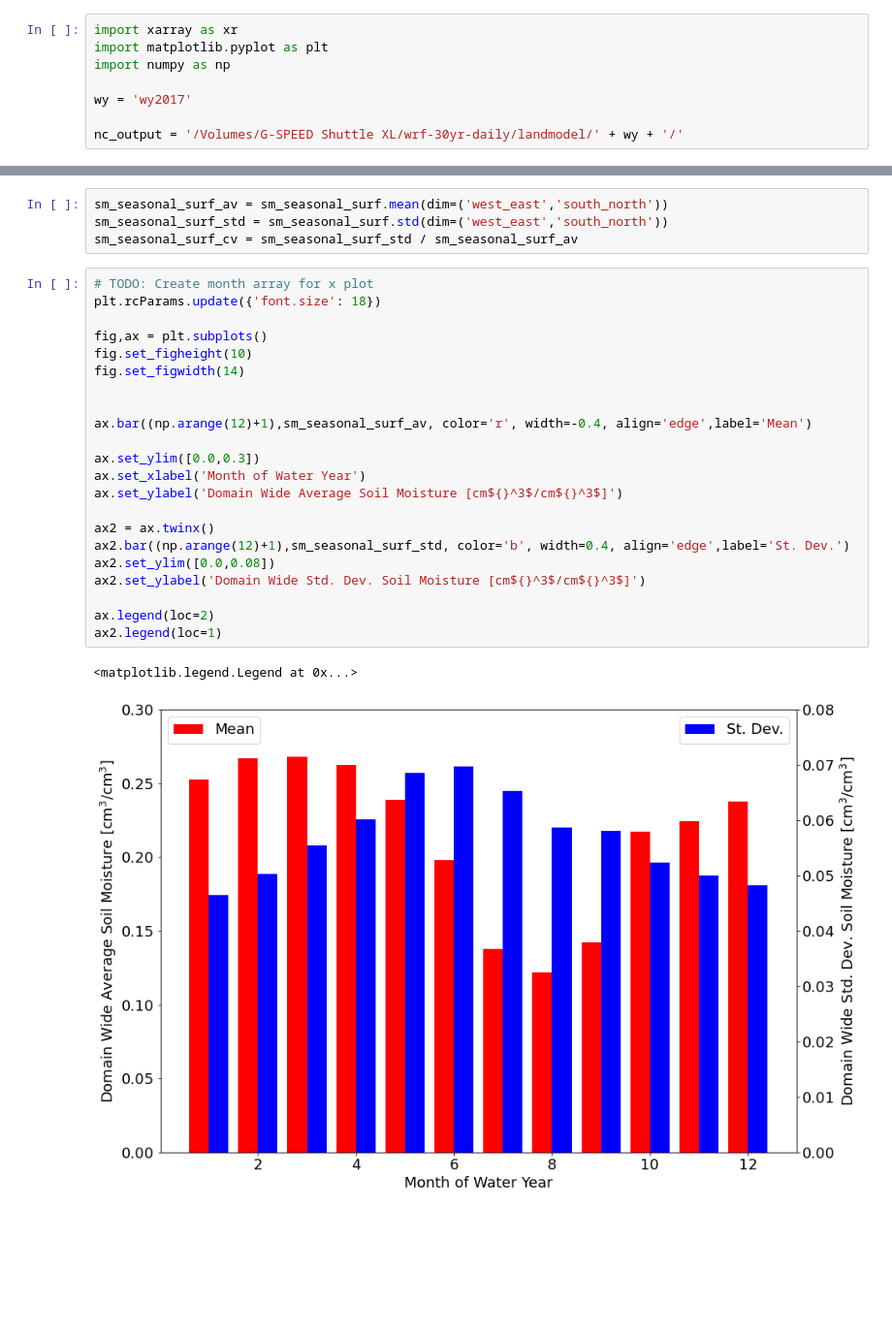
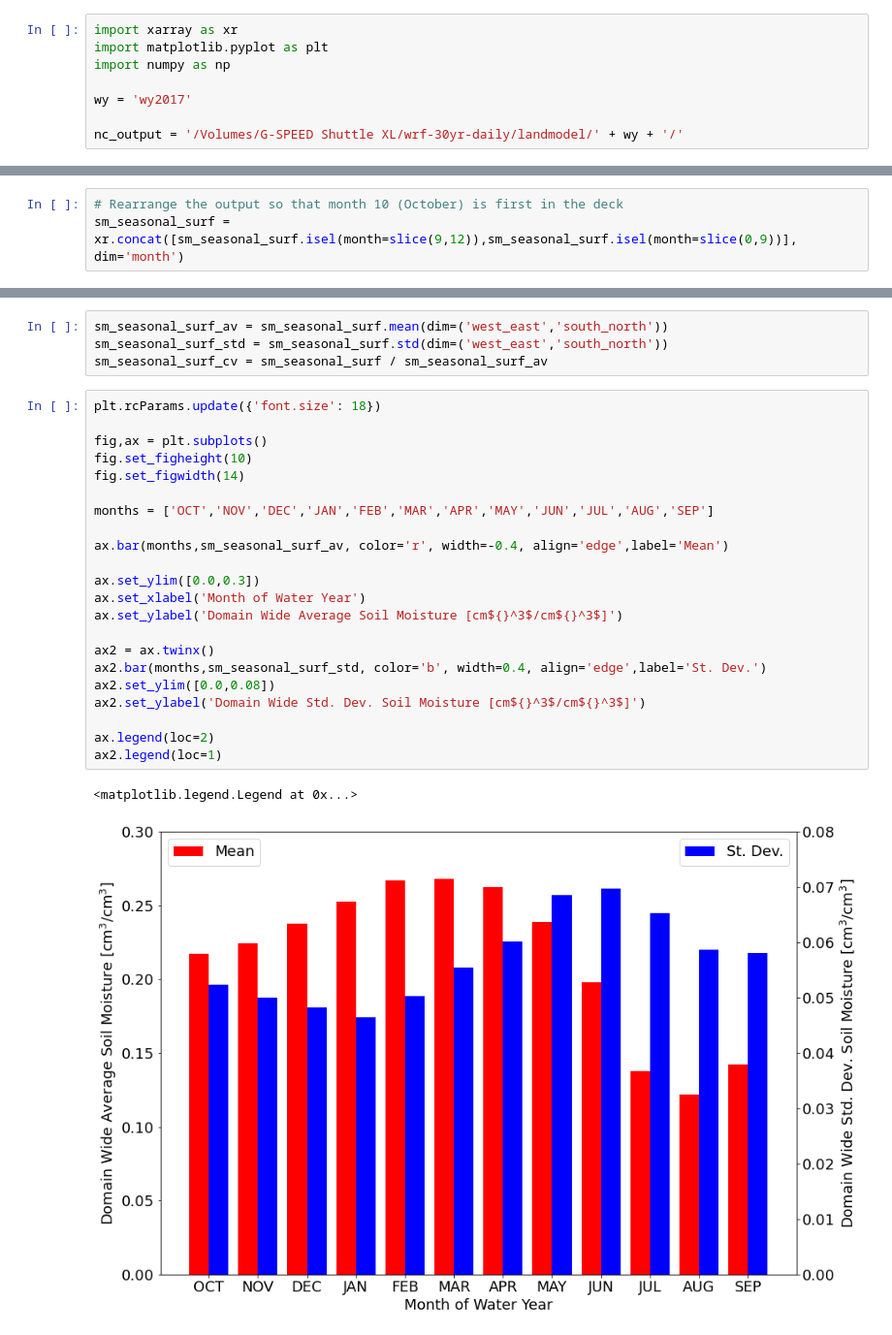
Before and after one commit to LEAF-BoiseState/wrf30yr-drought-analysis, a Jupyter notebook: SurfaceSoilMoistureExample.ipynb, the cells around one changed output, grey strips where cells are left out. Shown at 97% size. Drawn from its saved outputs; the diff is of its cells as text; blank space fills up the shorter version.

```diff
--- a/SurfaceSoilMoistureExample.ipynb
+++ b/SurfaceSoilMoistureExample.ipynb
@@ -74,4 +52,7 @@ Attributes: (0)
 sm_seasonal_surf = sm_seasonal_surf.where(sm_seasonal_surf<1.0,np.nan)
+# %%
+# Rearrange the output so that month 10 (October) is first in the deck
+sm_seasonal_surf = xr.concat([sm_seasonal_surf.isel(month=slice(9,12)),sm_seasonal_surf.isel(month=slice(0,9))], dim='month')
 # %%
 sm_seasonal_surf.plot(x='west_east',y='south_north',col="month",col_wrap=3,cmap='YlGn')
 # %% [output]
@@ -80,29 +61,29 @@ sm_seasonal_surf.plot(x='west_east',y='south_north',col="month",col_wrap=3,cmap=
 # %%
 sm_seasonal_surf_av = sm_seasonal_surf.mean(dim=('west_east','south_north'))
 sm_seasonal_surf_std = sm_seasonal_surf.std(dim=('west_east','south_north'))
-sm_seasonal_surf_cv = sm_seasonal_surf_std / sm_seasonal_surf_av
+sm_seasonal_surf_cv = sm_seasonal_surf / sm_seasonal_surf_av
 # %%
-# TODO: Create month array for x plot
 plt.rcParams.update({'font.size': 18})
 
 fig,ax = plt.subplots()
 fig.set_figheight(10)
 fig.set_figwidth(14)
 
+months = ['OCT','NOV','DEC','JAN','FEB','MAR','APR','MAY','JUN','JUL','AUG','SEP']
 
-ax.bar((np.arange(12)+1),sm_seasonal_surf_av, color='r', width=-0.4, align='edge',label='Mean')
+ax.bar(months,sm_seasonal_surf_av, color='r', width=-0.4, align='edge',label='Mean')
 
 ax.set_ylim([0.0,0.3])
 ax.set_xlabel('Month of Water Year')
 ax.set_ylabel('Domain Wide Average Soil Moisture [cm${}^3$/cm${}^3$]')
 
 ax2 = ax.twinx()
-ax2.bar((np.arange(12)+1),sm_seasonal_surf_std, color='b', width=0.4, align='edge',label='St. Dev.')
+ax2.bar(months,sm_seasonal_surf_std, color='b', width=0.4, align='edge',label='St. Dev.')
 ax2.set_ylim([0.0,0.08])
 ax2.set_ylabel('Domain Wide Std. Dev. Soil Moisture [cm${}^3$/cm${}^3$]')
 
 ax.legend(loc=2)
 ax2.legend(loc=1)
 # %% [output]
 <matplotlib.legend.Legend at 0x...>
-[figure, old version]
+[figure, new version]
```
Also changed, not shown: parts of 6 cells of this notebook, 5 other files.
